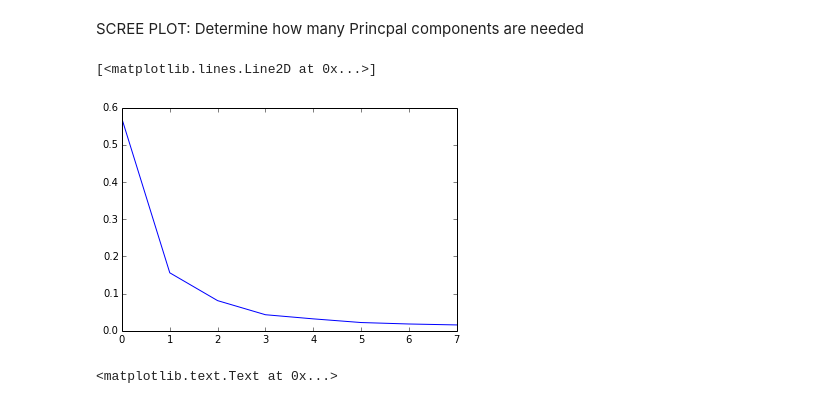
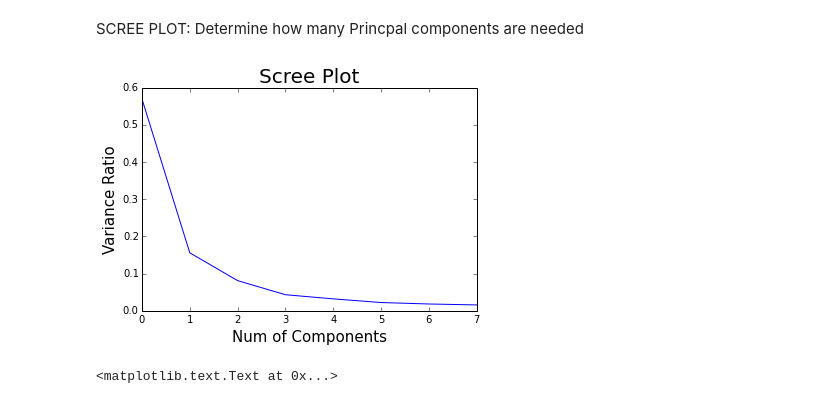
Before and after one commit to BrandonJvV/OctaneNumber, a Jupyter notebook: Normalization.ipynb, the cells around one changed output. Cells and saved outputs as stored; diff of their text form; code cells hidden in the pictures.

Commit message:
Graph formatting corrections

```diff
--- a/Normalization.ipynb
+++ b/Normalization.ipynb
@@ -106,9 +106,12 @@ Variance Ratio (8 Components):
   0.0182982   0.01578983]
 # %% [markdown]
 SCREE PLOT: Determine how many Princpal components are needed
-# %%
-plot(numpy.arange(len(pca.explained_variance_ratio_)), pca.explained_variance_ratio_)
-# %% [output]
-[<matplotlib.lines.Line2D at 0x...>]
-[figure, removed]
+# %%
+plot(numpy.arange(len(pca.explained_variance_ratio_)), pca.explained_variance_ratio_)
+xlabel('Num of Components', size=15)
+ylabel('Variance Ratio', size =15)
+title('Scree Plot', size=20)
+plt.savefig('Scree.JPEG')
+# %% [output]
+[figure, added]
 # %%
```
Also changed, not shown: parts of 4 cells of this notebook.
